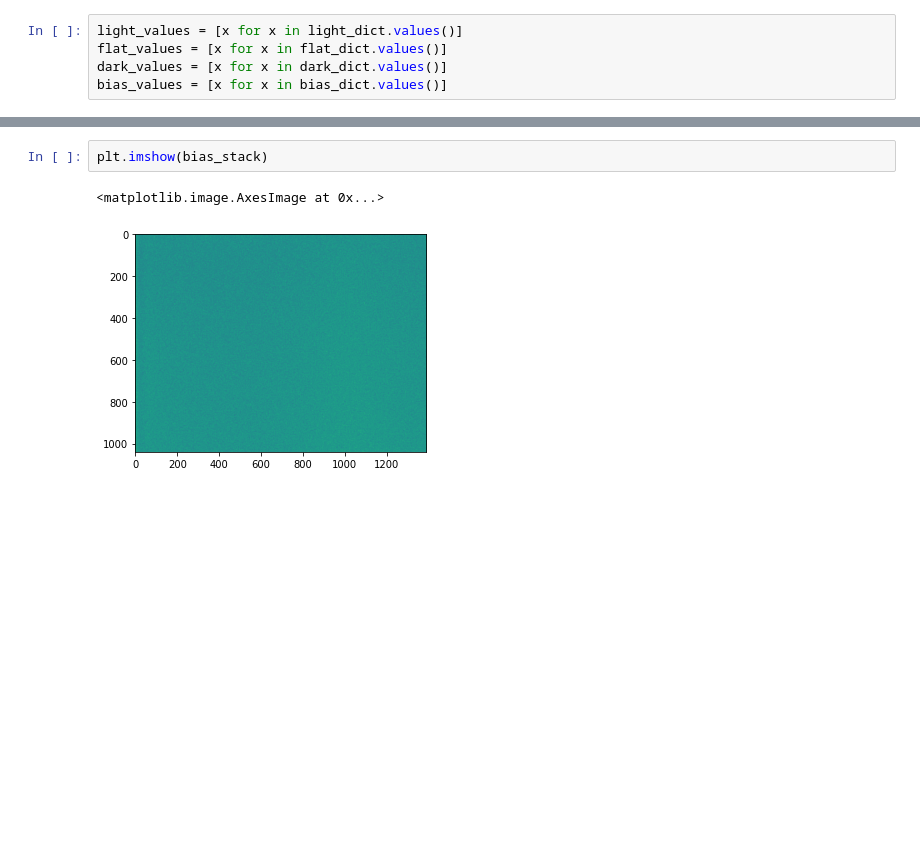
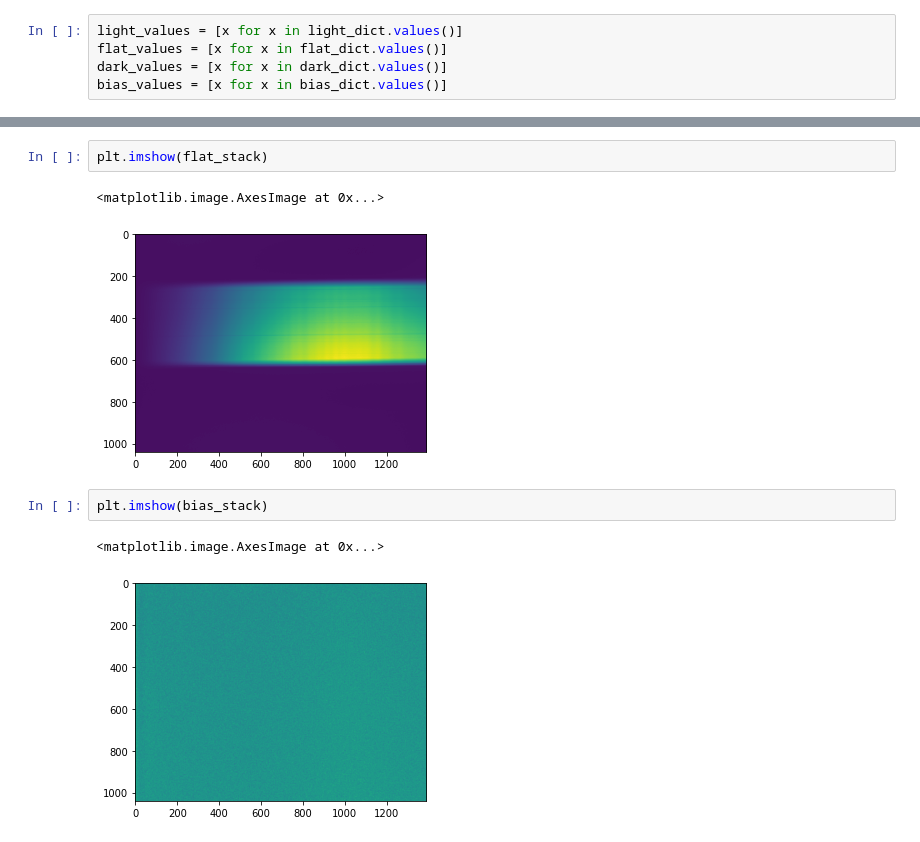
Before and after one commit to Yousousen/solar_physics, a Jupyter notebook: spectrum.ipynb, the cells around one changed output, grey strips where cells are left out. Saved outputs shown, nothing was run; the diff lists cells and outputs as text; blank space fills up the shorter version.

```diff
--- a/spectrum.ipynb
+++ b/spectrum.ipynb
@@ -410,3 +398,8 @@ bias_stack = np.median([ x for x in bias_dict.values() ], axis=0)
+# %%
+plt.imshow(flat_stack)
+# %% [output]
+<matplotlib.image.AxesImage at 0x...>
+[figure, added]
 # %%
 plt.imshow(bias_stack)
 # %% [output]
```
Also changed, not shown: parts of 18 cells of this notebook.
